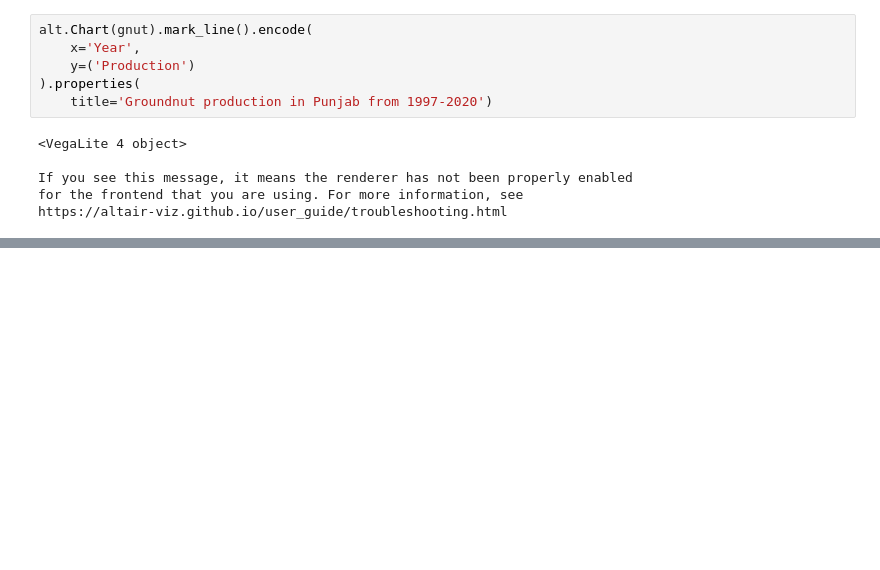
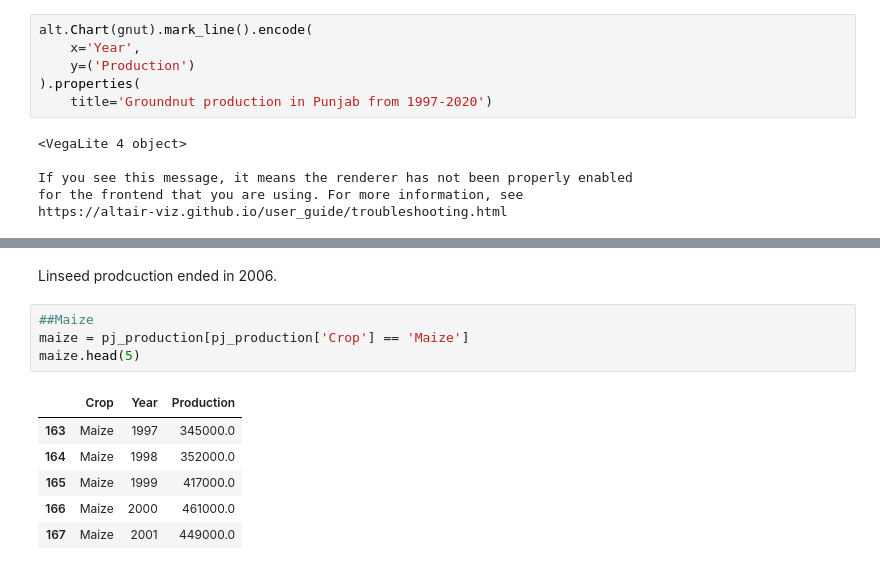
Before and after one commit to ananyatiwari14/DATAPROJECTFall2022, a Jupyter notebook: j33 finals.ipynb, the cells around one changed output, grey strips where cells are left out. Cells and saved outputs as stored; diff of their text form; blank space fills up the shorter version.

```diff
--- a/j33 finals.ipynb
+++ b/j33 finals.ipynb
@@ -1104,0 +1173,13 @@ https://altair-viz.github.io/user_guide/troubleshooting.html
+# %% [markdown]
+Linseed prodcuction ended in 2006.
+# %%
+##Maize
+maize = pj_production[pj_production['Crop'] == 'Maize']
+maize.head(5)
+# %% [output]
+|  | Crop | Year | Production |
+| 163 | Maize | 1997 | 345000.0 |
+| 164 | Maize | 1998 | 352000.0 |
+| 165 | Maize | 1999 | 417000.0 |
+| 166 | Maize | 2000 | 461000.0 |
+| 167 | Maize | 2001 | 449000.0 |
```
Also changed, not shown: parts of 37 cells of this notebook.
